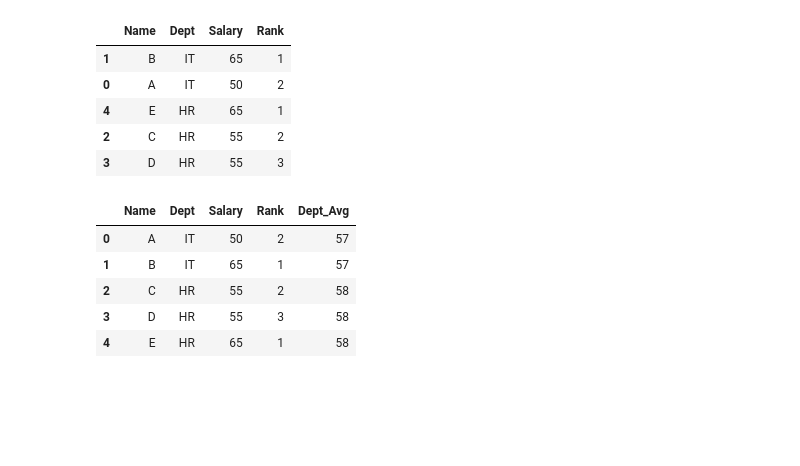
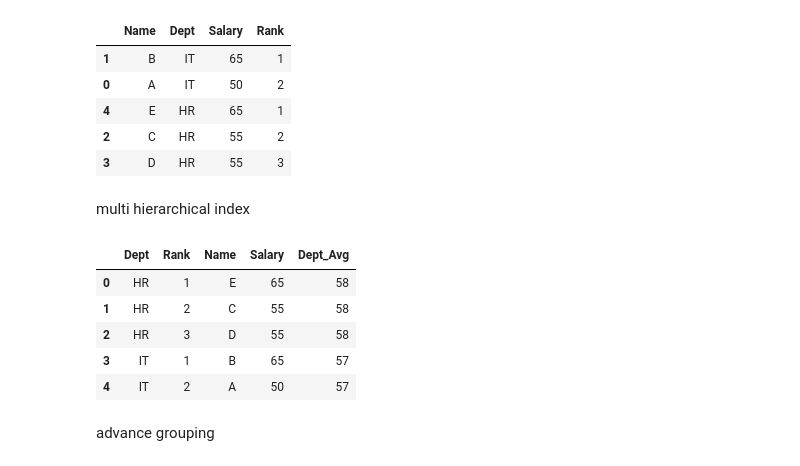
Before and after one commit to shreeramparab/Data-Analytics-Study-Material-, a Jupyter notebook: pandas/chapter2-2.ipynb, the cells around one changed output. Drawn from its saved outputs; the diff is of its cells as text; code cells hidden in the pictures; blank space fills up the shorter version.

```diff
--- a/pandas/chapter2-2.ipynb
+++ b/pandas/chapter2-2.ipynb
@@ -83,11 +83,20 @@ df.sort_values(by=['Dept','Rank'], ascending=[False,True])
 # %%
 df['Dept_Avg'] = df.groupby('Dept')['Salary'].transform('mean').astype('int')
 df['Dept'] = df['Dept'].astype('category')
-df
-# %% [output]
-|  | Name | Dept | Salary | Rank | Dept_Avg |
-| 0 | A | IT | 50 | 2 | 57 |
-| 1 | B | IT | 65 | 1 | 57 |
-| 2 | C | HR | 55 | 2 | 58 |
-| 3 | D | HR | 55 | 3 | 58 |
-| 4 | E | HR | 65 | 1 | 58 |
+# %% [markdown]
+multi hierarchical index
+# %%
+df.set_index(['Dept','Rank'],inplace=True)
+df.sort_index(inplace=True)
+df.reset_index(inplace=True,drop=False)
+#df.drop('index',axis=1,inplace=True)
+df
+# %% [output]
+|  | Dept | Rank | Name | Salary | Dept_Avg |
+| 0 | HR | 1 | E | 65 | 58 |
+| 1 | HR | 2 | C | 55 | 58 |
+| 2 | HR | 3 | D | 55 | 58 |
+| 3 | IT | 1 | B | 65 | 57 |
+| 4 | IT | 2 | A | 50 | 57 |
+# %% [markdown]
+advance grouping
```
Also changed, not shown: parts of 7 cells of this notebook, 8 other files.
